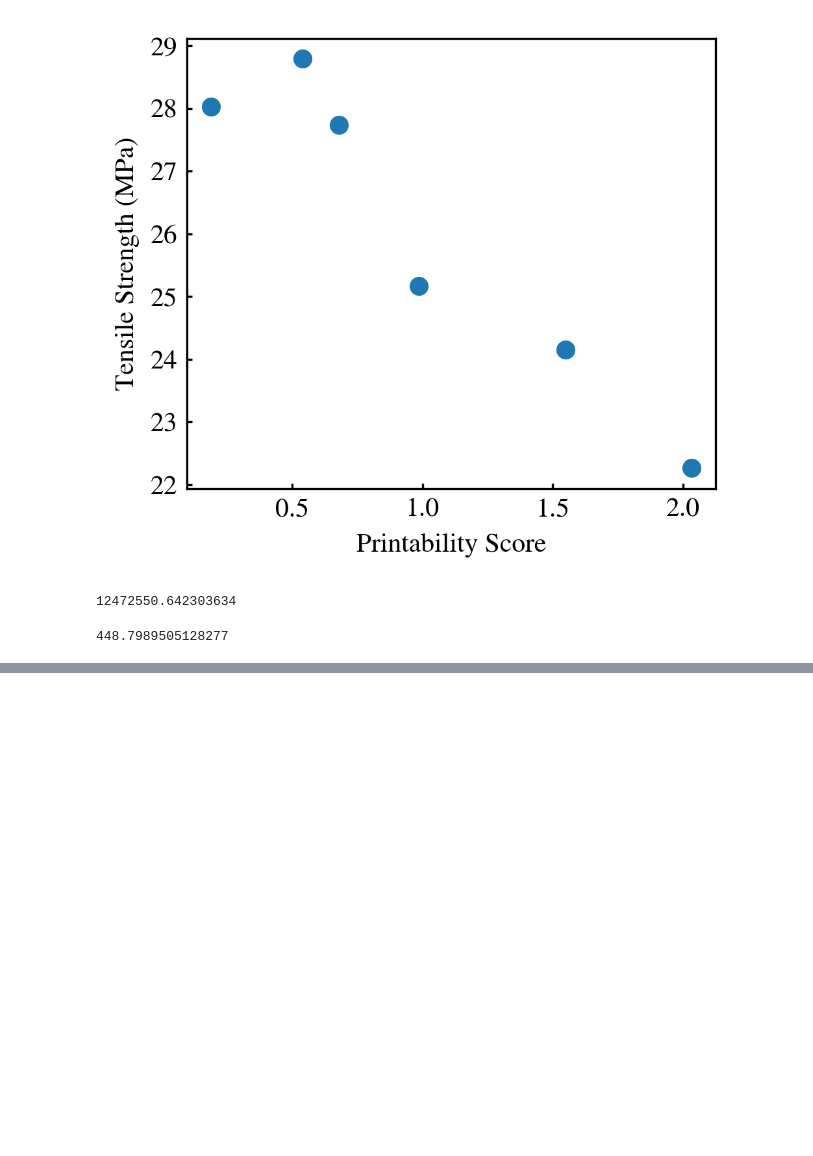
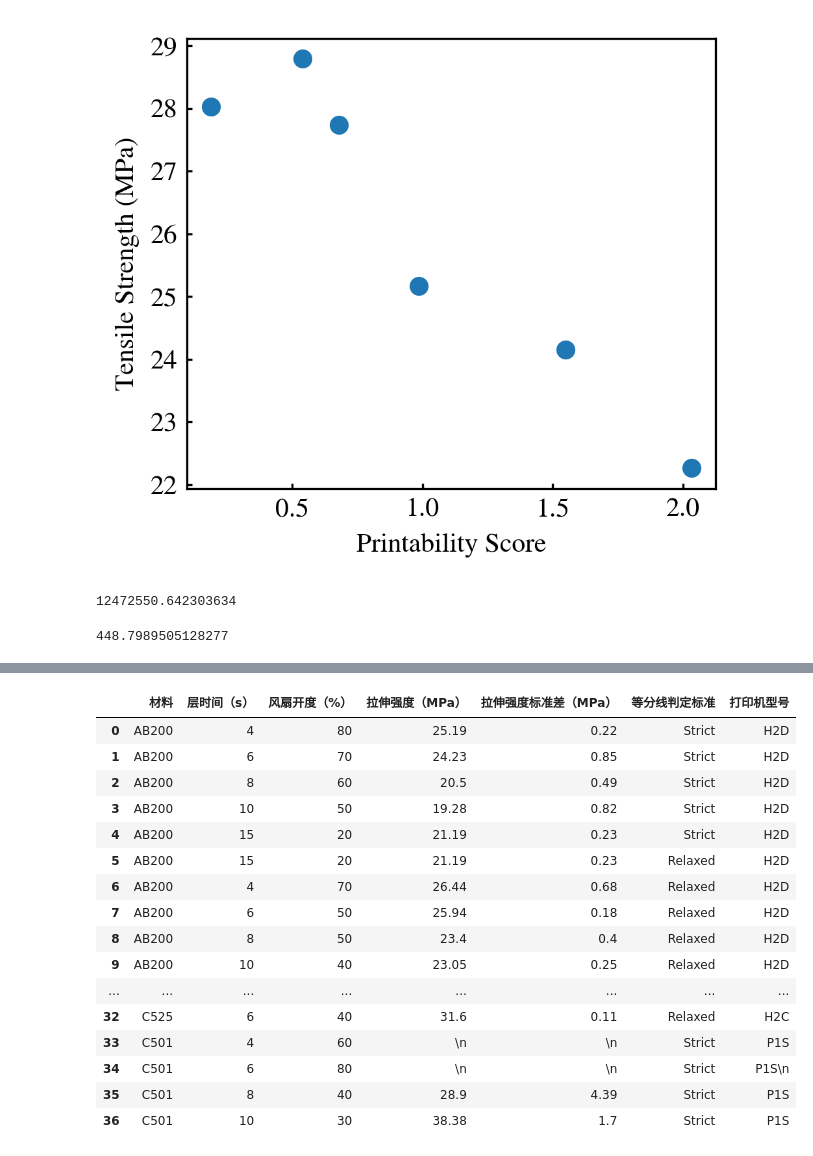
Before and after one commit to ZLoverty/Boralus, a Jupyter notebook: tensile.ipynb, the cells around one changed output, grey strips where cells are left out. Cells and saved outputs as stored; diff of their text form; code cells hidden in the pictures; blank space fills up the shorter version.

```diff
--- a/tensile.ipynb
+++ b/tensile.ipynb
@@ -111,0 +137,20 @@ dp * np.pi * D ** 4 / 128 / Q / L
+# %%
+df
+# %% [output]
+|  | 材料 | 层时间（s） | 风扇开度（%） | 拉伸强度（MPa） | 拉伸强度标准差（MPa） | 等分线判定标准 | 打印机型号 |
+| 0 | AB200 | 4 | 80 | 25.19 | 0.22 | Strict | H2D |
+| 1 | AB200 | 6 | 70 | 24.23 | 0.85 | Strict | H2D |
+| 2 | AB200 | 8 | 60 | 20.5 | 0.49 | Strict | H2D |
+| 3 | AB200 | 10 | 50 | 19.28 | 0.82 | Strict | H2D |
+| 4 | AB200 | 15 | 20 | 21.19 | 0.23 | Strict | H2D |
+| 5 | AB200 | 15 | 20 | 21.19 | 0.23 | Relaxed | H2D |
+| 6 | AB200 | 4 | 70 | 26.44 | 0.68 | Relaxed | H2D |
+| 7 | AB200 | 6 | 50 | 25.94 | 0.18 | Relaxed | H2D |
+| 8 | AB200 | 8 | 50 | 23.4 | 0.4 | Relaxed | H2D |
+| 9 | AB200 | 10 | 40 | 23.05 | 0.25 | Relaxed | H2D |
+| ... | ... | ... | ... | ... | ... | ... | ... |
+| 32 | C525 | 6 | 40 | 31.6 | 0.11 | Relaxed | H2C |
+| 33 | C501 | 4 | 60 | \n | \n | Strict | P1S |
+| 34 | C501 | 6 | 80 | \n | \n | Strict | P1S\n |
+| 35 | C501 | 8 | 40 | 28.9 | 4.39 | Strict | P1S |
+| 36 | C501 | 10 | 30 | 38.38 | 1.7 | Strict | P1S |
```
Also changed, not shown: parts of 9 cells of this notebook.
